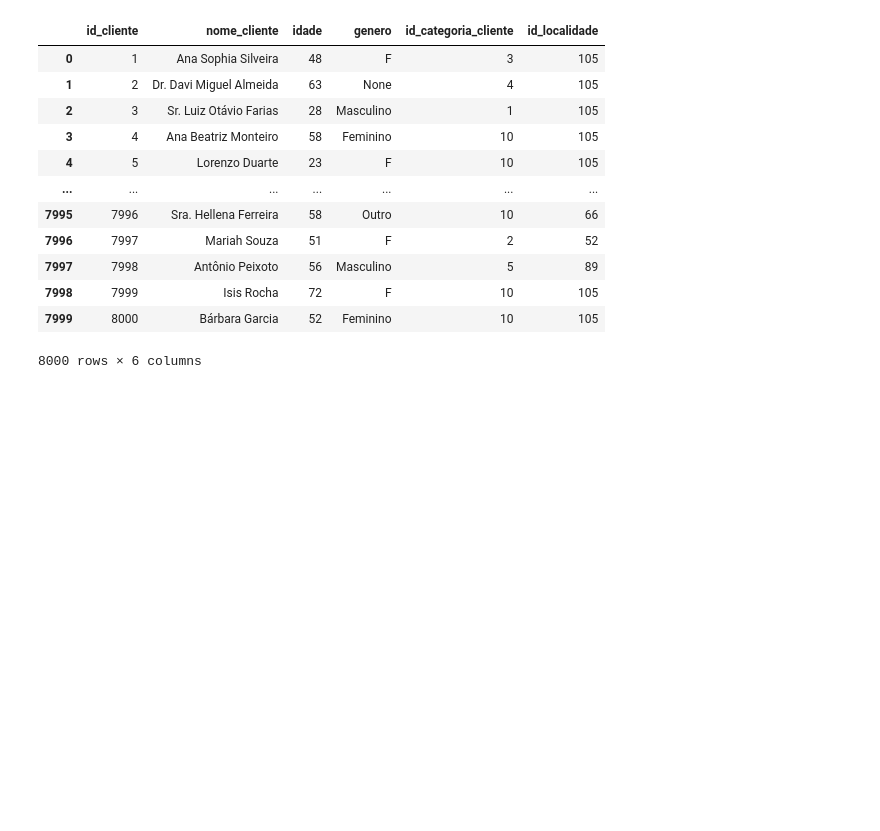
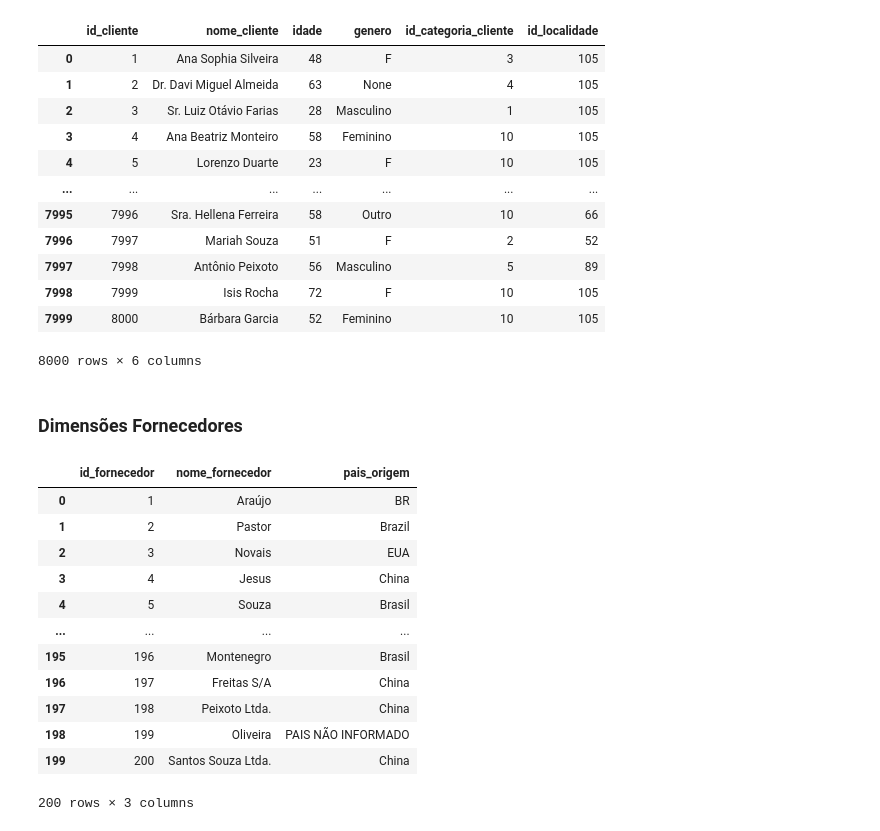
Before and after one commit to danielberg3/dw-global-retail, a Jupyter notebook: etl.ipynb, the cells around one changed output. Saved outputs shown, nothing was run; the diff lists cells and outputs as text; code cells hidden in the pictures; blank space fills up the shorter version.

```diff
--- a/etl.ipynb
+++ b/etl.ipynb
@@ -139,3 +139,21 @@ condicao_idade_invalida = (df_clientes['idade'] < 1) | \
 
 df_clientes.loc[condicao_idade_invalida, 'idade'] = media_idades_validas
 df_clientes['idade'] = df_clientes['idade'].astype(int)
+# %% [markdown]
+### Dimensões Fornecedores
+# %%
+df_fornecedores
+# %% [output]
+|  | id_fornecedor | nome_fornecedor | pais_origem |
+| 0 | 1 | Araújo | BR |
+| 1 | 2 | Pastor | Brazil |
+| 2 | 3 | Novais | EUA |
+| 3 | 4 | Jesus | China |
+| 4 | 5 | Souza | Brasil |
+| ... | ... | ... | ... |
+| 195 | 196 | Montenegro | Brasil |
+| 196 | 197 | Freitas S/A | China |
+| 197 | 198 | Peixoto Ltda. | China |
+| 198 | 199 | Oliveira | PAIS NÃO INFORMADO |
+| 199 | 200 | Santos Souza Ltda. | China |
+200 rows × 3 columns
```
Also changed, not shown: parts of 17 cells of this notebook, 1 other file.
